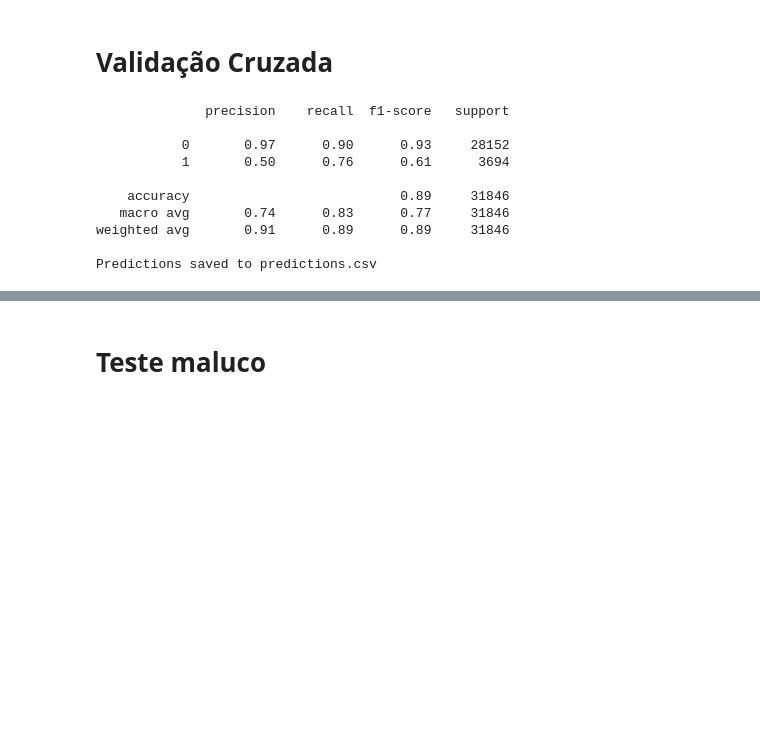
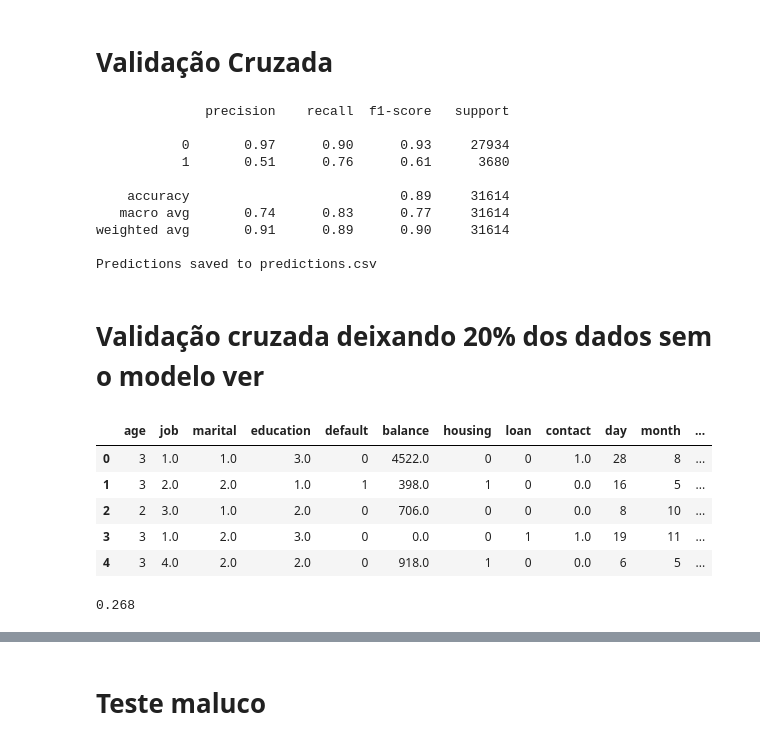
Before and after one commit to jvmilaUSP/projetoTuringAcademy, a Jupyter notebook: ModeloTA.ipynb, the cells around one changed output, grey strips where cells are left out. Drawn from its saved outputs; the diff is of its cells as text; code cells hidden in the pictures; blank space fills up the shorter version.

```diff
--- a/ModeloTA.ipynb
+++ b/ModeloTA.ipynb
@@ -849,16 +870,79 @@ for train_index, test_index in kf.split(data, target):
     print()
 
 average_threshold = np.mean(best_thresholds)
+print(average_threshold)
 print(classification_report(final_targets, final_predictions))
-predictions_threshhold_alterado_dataSet(model, average_threshold,df_test_clean_faixa_idade)
+predictions_threshhold(model, average_threshold)
 # %% [output]
               precision    recall  f1-score   support
 
-           0       0.97      0.90      0.93     28152
-           1       0.50      0.76      0.61      3694
+           0       0.97      0.90      0.93     27934
+           1       0.51      0.76      0.61      3680
 
-    accuracy                           0.89     31846
-   macro avg       0.74      0.83      0.77     31846
-weighted avg       0.91      0.89      0.89     31846
+    accuracy                           0.89     31614
+   macro avg       0.74      0.83      0.77     31614
+weighted avg       0.91      0.89      0.90     31614
 
 Predictions saved to predictions.csv
+# %% [markdown]
+# Validação cruzada deixando 20% dos dados sem o modelo ver
+# %%
+df_clean_faixa_idade.head()
+# %% [output]
+|  | age | job | marital | education | default | balance | housing | loan | contact | day | month | ... |
+| 0 | 3 | 1.0 | 1.0 | 3.0 | 0 | 4522.0 | 0 | 0 | 1.0 | 28 | 8 | ... |
+| 1 | 3 | 2.0 | 2.0 | 1.0 | 1 | 398.0 | 1 | 0 | 0.0 | 16 | 5 | ... |
+| 2 | 2 | 3.0 | 1.0 | 2.0 | 0 | 706.0 | 0 | 0 | 0.0 | 8 | 10 | ... |
+| 3 | 3 | 1.0 | 2.0 | 3.0 | 0 | 0.0 | 0 | 1 | 1.0 | 19 | 11 | ... |
+| 4 | 3 | 4.0 | 2.0 | 2.0 | 0 | 918.0 | 1 | 0 | 0.0 | 6 | 5 | ... |
+# %%
+import numpy as np
+from sklearn.model_selection import StratifiedKFold, train_test_split
+from sklearn.metrics import accuracy_score, precision_score, recall_score, f1_score, classification_report
+from imblearn.over_sampling import SMOTE
+from xgboost import XGBClassifier
+import pandas as pd
+
+# Supondo que df_clean_faixa_idade é o seu DataFrame e contém a coluna 'y'
+data = df_clean_faixa_idade.drop(columns=['y'])
+target = df_clean_faixa_idade['y']
+
+# Dividir inicialmente os dados em 80% treino/validação cruzada e 20% teste
+data_train, data_test, target_train, target_test = train_test_split(data, target, test_size=0.2, stratify=target, random_state=44)
+
+kf = StratifiedKFold(n_splits=5)
+final_predictions = []
+final_targets = []
+best_thresholds = []
+
+for train_index, test_index in kf.split(data_train, target_train):
+
+    # Dividir os dados de treino em conjuntos de treino e validação
+    X_train, X_test = data_train.iloc[train_index], data_train.iloc[test_index]
+    y_train, y_test = target_train.iloc[train_index], target_train.iloc[test_index]
+
+    # Aplicação do oversampling no conjunto de treino
+    smote = SMOTE(sampling_strategy=0.55, k_neighbors=7, random_state=22)
+    X_resampled, y_resampled = smote.fit_resample(X_train, y_train)
+
+    # Treinamento do modelo
+    model = XGBClassifier()
+    model.fit(X_resampled, y_resampled)
+
+    # Encontrar o melhor limiar
+    m = findBestTresh(model, X_test)
+    best_thresholds.append(m)
+
+    # Fazer previsões ajustadas no conjunto de validação
+    y_scores = model.predict_proba(X_test)[:, 1]
+    y_pred_adjusted = (y_scores >= m).astype(int)
+
+    final_predictions.extend(y_pred_adjusted)
+    final_targets.extend(y_test)
+    print()
+
+# Calcular o limiar médio
+average_threshold = np.mean(best_thresholds)
+print(average_threshold)
+# %% [output]
+0.268
```
Also changed, not shown: parts of 18 cells of this notebook, 1 other file.
